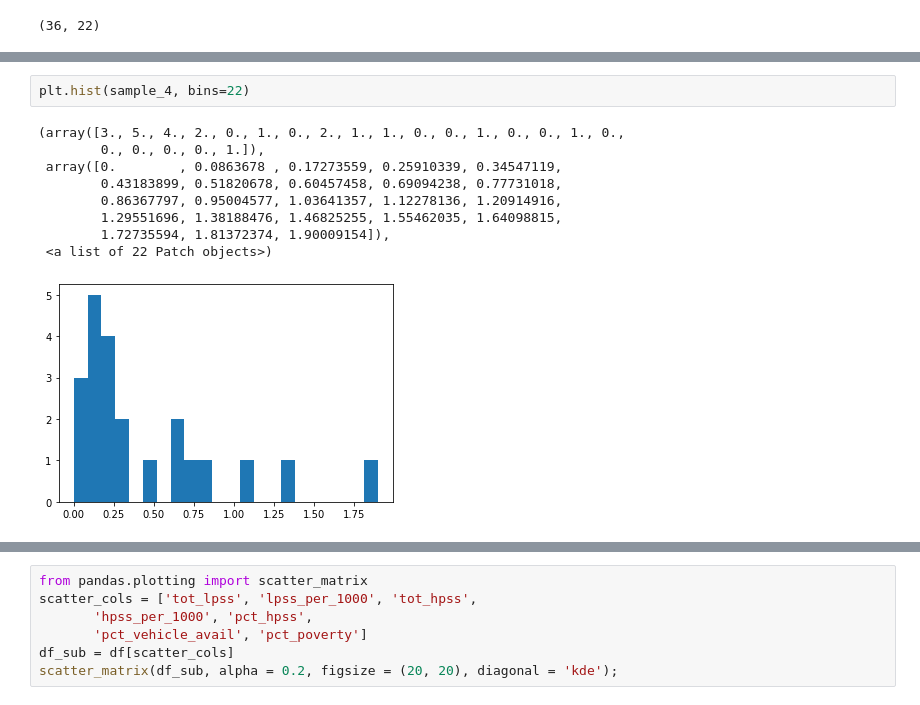
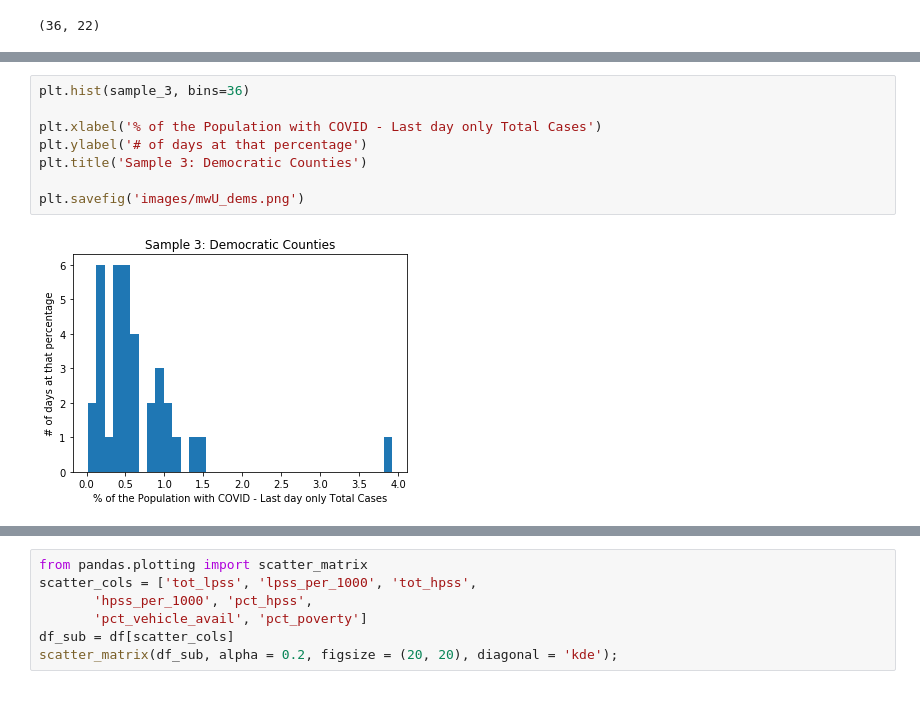
Before and after one commit to MegansColorado/Capstone_1, a Jupyter notebook: Covid_Political_Data.ipynb, the cells around one changed output, grey strips where cells are left out. Drawn from its saved outputs; the diff is of its cells as text.

```diff
--- a/Covid_Political_Data.ipynb
+++ b/Covid_Political_Data.ipynb
@@ -423,12 +407,10 @@ plt.hist(sample_3, bins=36)
-# %%
-plt.hist(sample_4, bins=22)
-# %% [output]
-(array([3., 5., 4., 2., 0., 1., 0., 2., 1., 1., 0., 0., 1., 0., 0., 1., 0.,
-        0., 0., 0., 0., 1.]),
- array([0.        , 0.0863678 , 0.17273559, 0.25910339, 0.34547119,
-        0.43183899, 0.51820678, 0.60457458, 0.69094238, 0.77731018,
-        0.86367797, 0.95004577, 1.03641357, 1.12278136, 1.20914916,
-        1.29551696, 1.38188476, 1.46825255, 1.55462035, 1.64098815,
-        1.72735594, 1.81372374, 1.90009154]),
- <a list of 22 Patch objects>)
-[figure, removed]
+# %%
+plt.hist(sample_3, bins=36)
+
+plt.xlabel('% of the Population with COVID - Last day only Total Cases')
+plt.ylabel('# of days at that percentage')
+plt.title('Sample 3: Democratic Counties')
+
+plt.savefig('images/mwU_dems.png')
+# %% [output]
+[figure, added]
```
Also changed, not shown: parts of 2 cells of this notebook, 4 other files.
